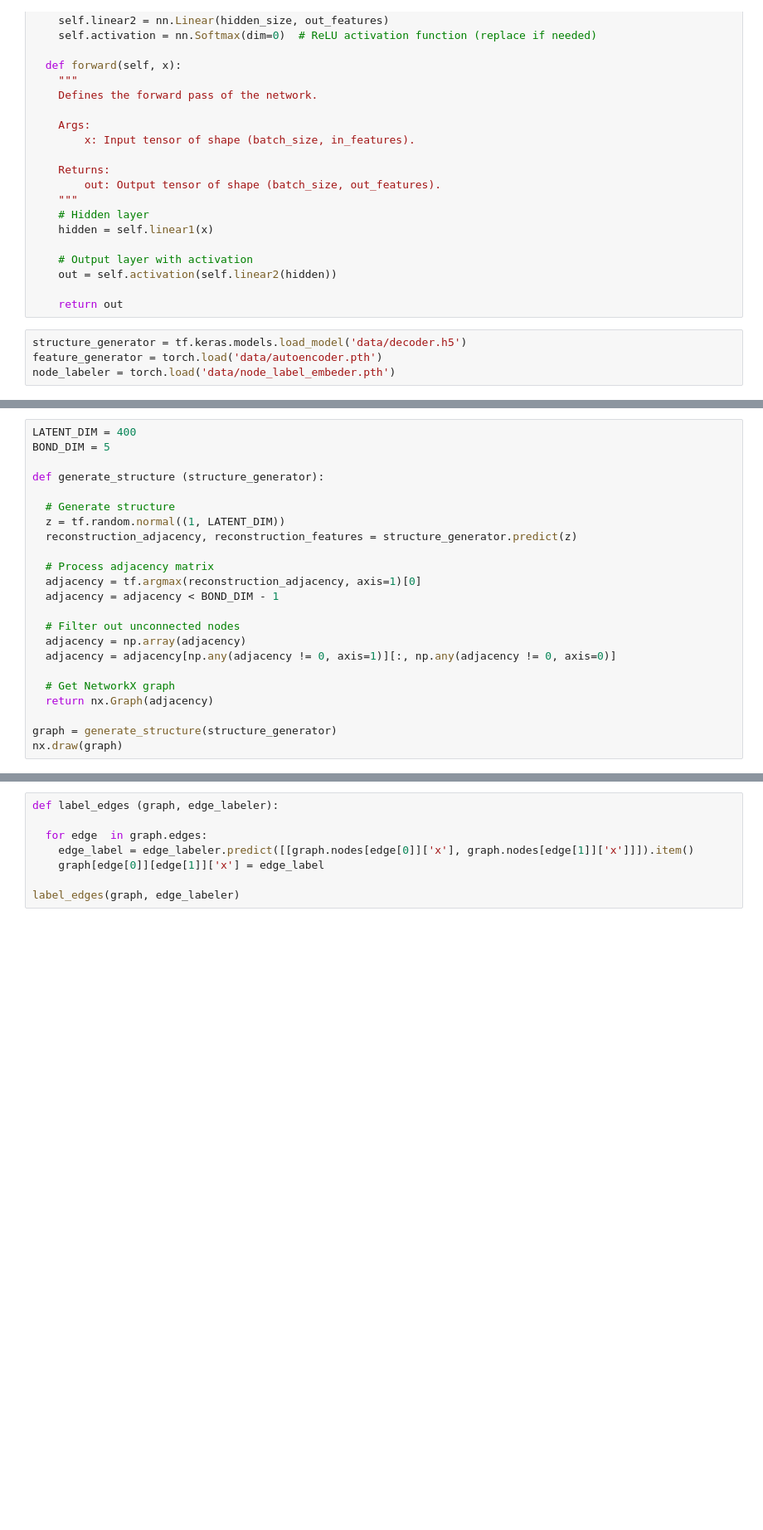
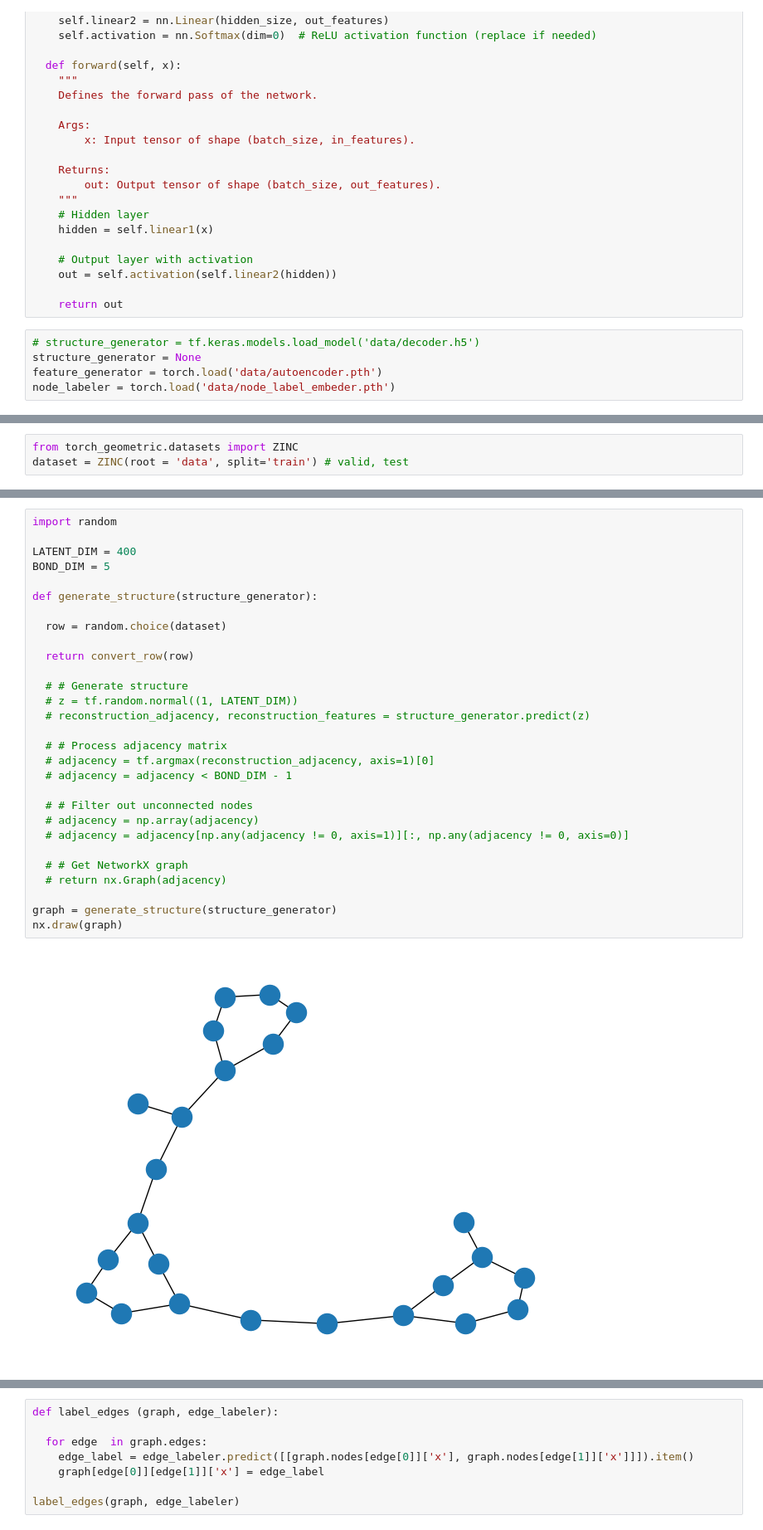
Before and after one commit to Menezmic21/COMP459GraphGenerator, a Jupyter notebook: Generator.ipynb, the cells around one changed output, grey strips where cells are left out. Shown at 83% size. Saved outputs shown, nothing was run; the diff lists cells and outputs as text; blank space fills up the shorter version.

Commit message:
working pipeline broken models

```diff
--- a/Generator.ipynb
+++ b/Generator.ipynb
@@ -82,6 +82,7 @@ class BaseNetwork(nn.Module):
 
     return out
 # %%
-structure_generator = tf.keras.models.load_model('data/decoder.h5')
+# structure_generator = tf.keras.models.load_model('data/decoder.h5')
+structure_generator = None
 feature_generator = torch.load('data/autoencoder.pth')
 node_labeler = torch.load('data/node_label_embeder.pth')
@@ -89,0 +99,3 @@ ValueError: Unknown layer: 'TFOpLambda'. Please ensure you are using a `keras.ut
+# %%
+from torch_geometric.datasets import ZINC
+dataset = ZINC(root = 'data', split='train') # valid, test
@@ -90,26 +132,34 @@ ValueError: Unknown layer: 'TFOpLambda'. Please ensure you are using a `keras.ut
 # %%
+import random
+
 LATENT_DIM = 400
 BOND_DIM = 5
 
-def generate_structure (structure_generator):
+def generate_structure(structure_generator):
 
-  # Generate structure
-  z = tf.random.normal((1, LATENT_DIM))
-  reconstruction_adjacency, reconstruction_features = structure_generator.predict(z)
+  row = random.choice(dataset)
 
-  # Process adjacency matrix
-  adjacency = tf.argmax(reconstruction_adjacency, axis=1)[0]
-  adjacency = adjacency < BOND_DIM - 1
+  return convert_row(row)
 
-  # Filter out unconnected nodes
-  adjacency = np.array(adjacency)
-  adjacency = adjacency[np.any(adjacency != 0, axis=1)][:, np.any(adjacency != 0, axis=0)]
+  # # Generate structure
+  # z = tf.random.normal((1, LATENT_DIM))
+  # reconstruction_adjacency, reconstruction_features = structure_generator.predict(z)
 
-  # Get NetworkX graph
-  return nx.Graph(adjacency)
+  # # Process adjacency matrix
+  # adjacency = tf.argmax(reconstruction_adjacency, axis=1)[0]
+  # adjacency = adjacency < BOND_DIM - 1
+
+  # # Filter out unconnected nodes
+  # adjacency = np.array(adjacency)
+  # adjacency = adjacency[np.any(adjacency != 0, axis=1)][:, np.any(adjacency != 0, axis=0)]
+
+  # # Get NetworkX graph
+  # return nx.Graph(adjacency)
 
 graph = generate_structure(structure_generator)
 nx.draw(graph)
+# %% [output]
+[figure, added]
 # %%
 max_len = 10
 
```
Also changed, not shown: parts of 13 cells of this notebook, 4 other files.
